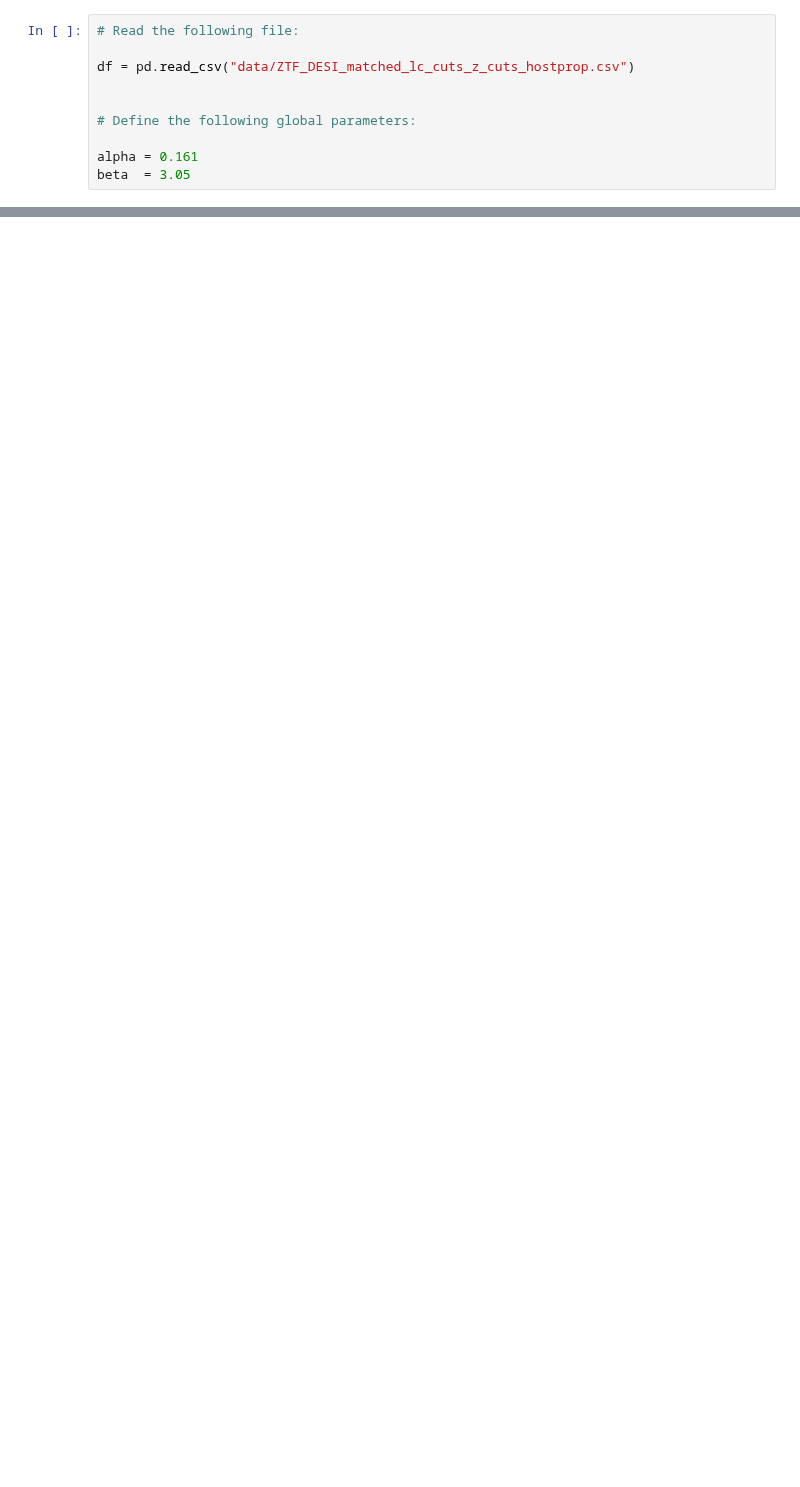
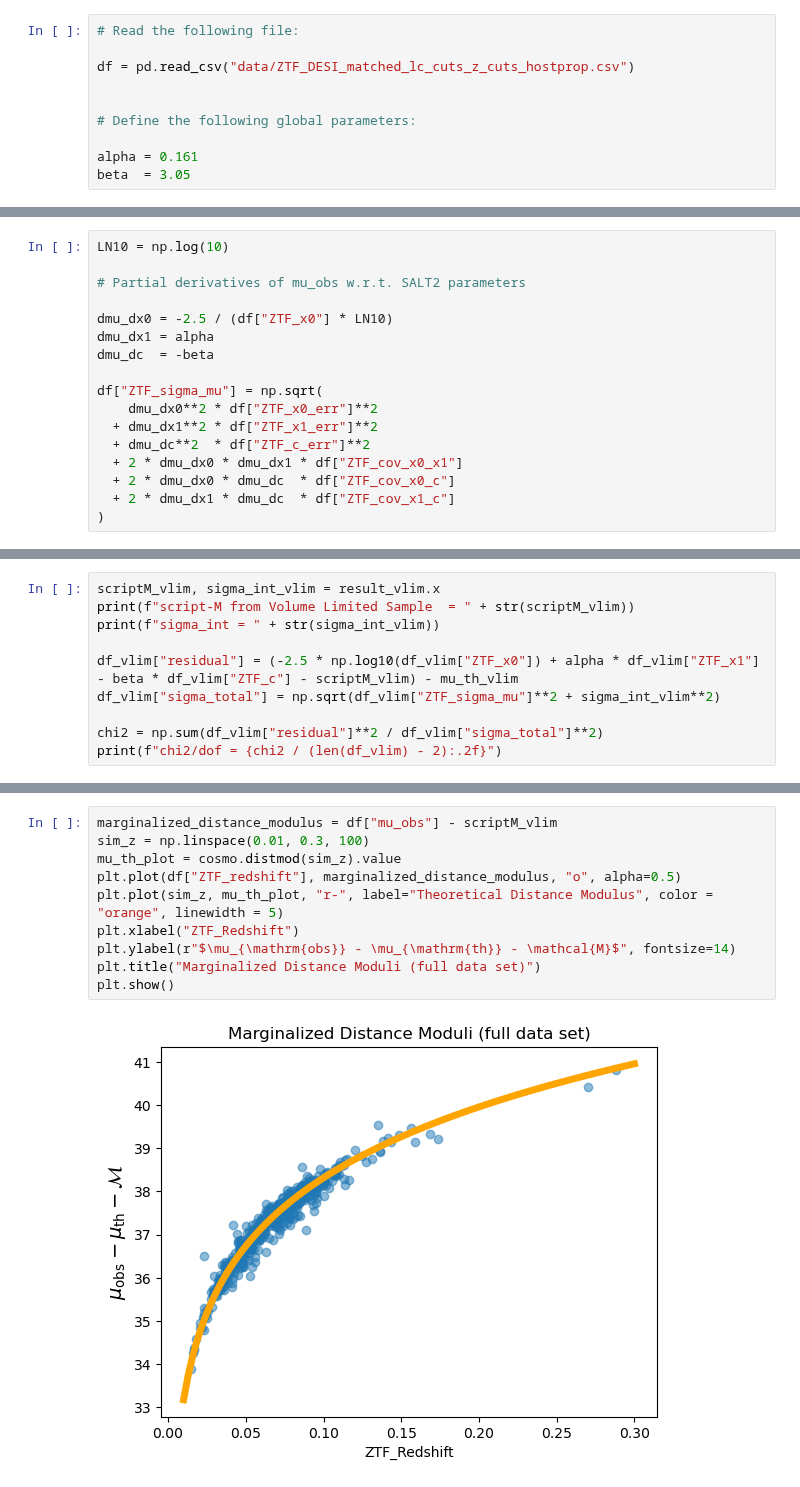
Before and after one commit to mwvgroup/myc21_first_paper, a Jupyter notebook: ZTF_DESI_data_prep/construct_hubble_resid.ipynb, the cells around one changed output, grey strips where cells are left out. Cells and saved outputs as stored; diff of their text form; blank space fills up the shorter version.

```diff
--- a/ZTF_DESI_data_prep/construct_hubble_resid.ipynb
+++ b/ZTF_DESI_data_prep/construct_hubble_resid.ipynb
@@ -1085,0 +104,17 @@ N_SN       = 540
+# %%
+LN10 = np.log(10)
+
+# Partial derivatives of mu_obs w.r.t. SALT2 parameters
+
+dmu_dx0 = -2.5 / (df["ZTF_x0"] * LN10)
+dmu_dx1 = alpha
+dmu_dc  = -beta
+
+df["ZTF_sigma_mu"] = np.sqrt(
+    dmu_dx0**2 * df["ZTF_x0_err"]**2
+  + dmu_dx1**2 * df["ZTF_x1_err"]**2
+  + dmu_dc**2  * df["ZTF_c_err"]**2
+  + 2 * dmu_dx0 * dmu_dx1 * df["ZTF_cov_x0_x1"]
+  + 2 * dmu_dx0 * dmu_dc  * df["ZTF_cov_x0_c"]
+  + 2 * dmu_dx1 * dmu_dc  * df["ZTF_cov_x1_c"]
+)
@@ -1085,0 +175,10 @@ N_SN       = 540
+# %%
+scriptM_vlim, sigma_int_vlim = result_vlim.x
+print(f"script-M from Volume Limited Sample  = " + str(scriptM_vlim))
+print(f"sigma_int = " + str(sigma_int_vlim))
+
+df_vlim["residual"] = (-2.5 * np.log10(df_vlim["ZTF_x0"]) + alpha * df_vlim["ZTF_x1"] - beta * df_vlim["ZTF_c"] - scriptM_vlim) - mu_th_vlim
+df_vlim["sigma_total"] = np.sqrt(df_vlim["ZTF_sigma_mu"]**2 + sigma_int_vlim**2)
+
+chi2 = np.sum(df_vlim["residual"]**2 / df_vlim["sigma_total"]**2)
+print(f"chi2/dof = {chi2 / (len(df_vlim) - 2):.2f}")
@@ -1085,0 +191,12 @@ N_SN       = 540
+# %%
+marginalized_distance_modulus = df["mu_obs"] - scriptM_vlim
+sim_z = np.linspace(0.01, 0.3, 100)
+mu_th_plot = cosmo.distmod(sim_z).value
+plt.plot(df["ZTF_redshift"], marginalized_distance_modulus, "o", alpha=0.5)
+plt.plot(sim_z, mu_th_plot, "r-", label="Theoretical Distance Modulus", color = "orange", linewidth = 5)
+plt.xlabel("ZTF_Redshift")
+plt.ylabel(r"$\mu_{\mathrm{obs}} - \mu_{\mathrm{th}} - \mathcal{M}$", fontsize=14)
+plt.title("Marginalized Distance Moduli (full data set)")
+plt.show()
+# %% [output]
+[figure, added]
```
Also changed, not shown: parts of 41 cells of this notebook, 1 other file.
